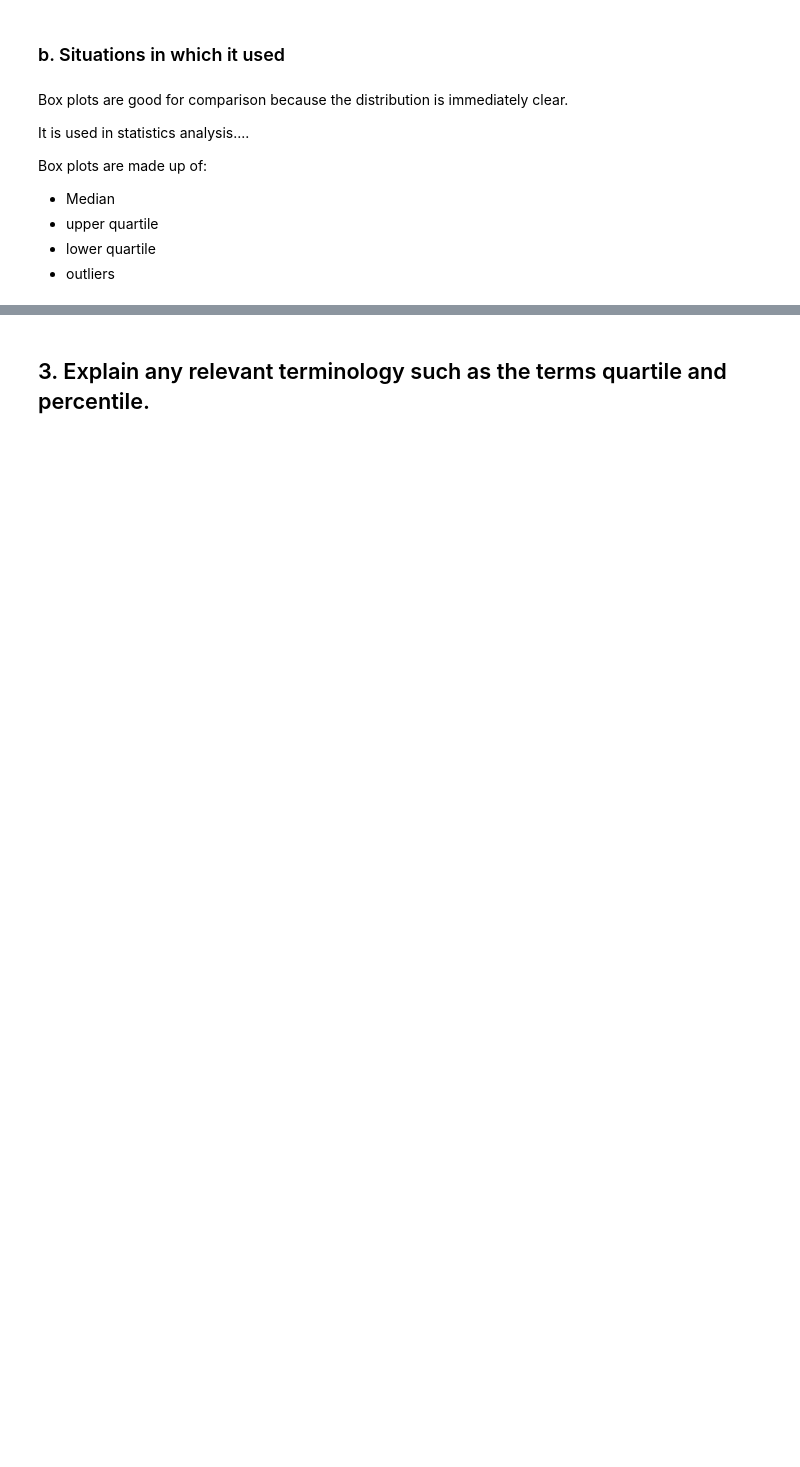
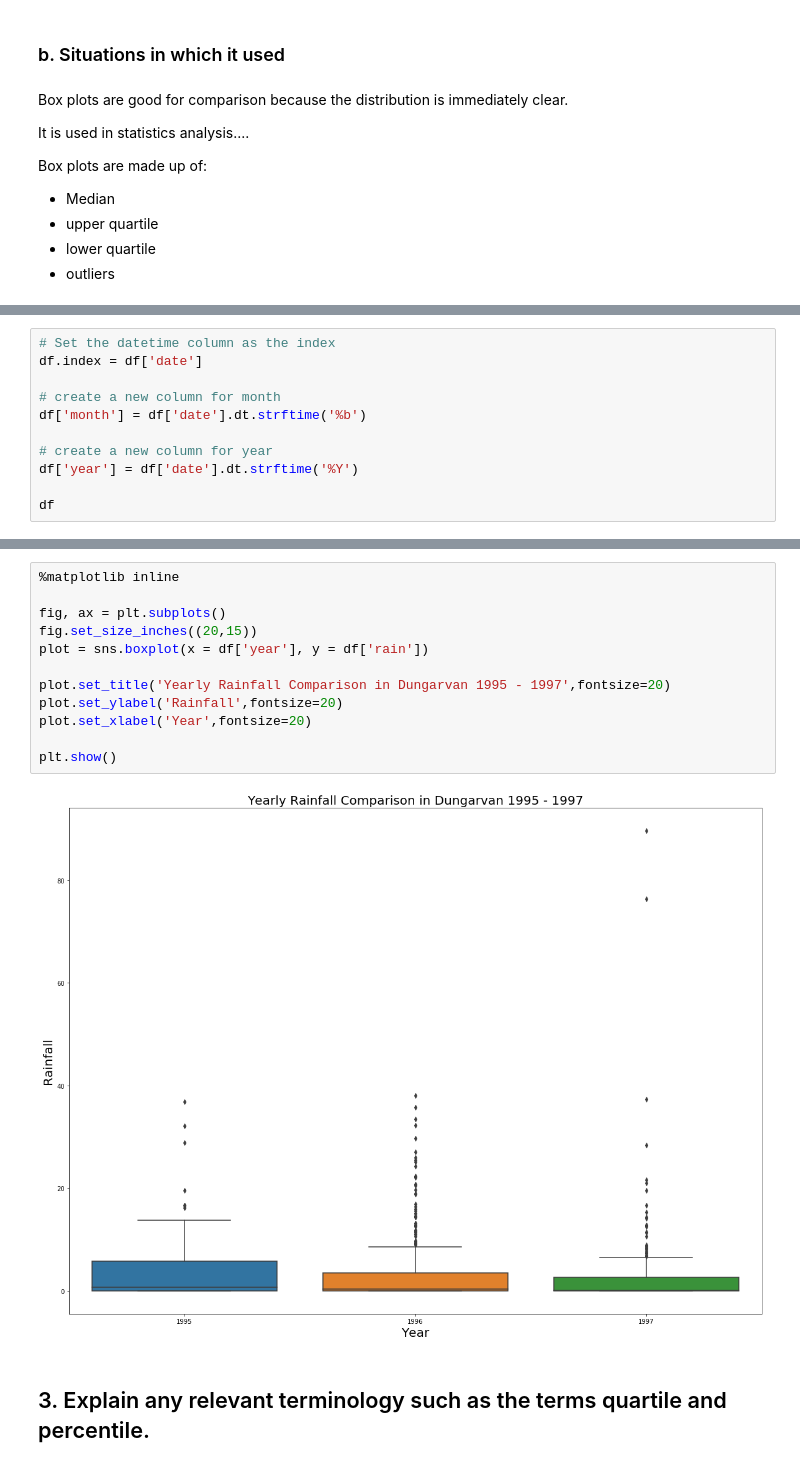
Before and after one commit to RitRa/Box-Plot-Project, a Jupyter notebook: Box Plot Project.ipynb, the cells around one changed output, grey strips where cells are left out. Saved outputs shown, nothing was run; the diff lists cells and outputs as text; blank space fills up the shorter version.

```diff
--- a/Box Plot Project.ipynb
+++ b/Box Plot Project.ipynb
@@ -125,0 +83,11 @@ newplot
+# %%
+# Set the datetime column as the index
+df.index = df['date']
+
+# create a new column for month
+df['month'] = df['date'].dt.strftime('%b')
+
+# create a new column for year
+df['year'] = df['date'].dt.strftime('%Y')
+
+df
@@ -126,3 +124,17 @@ newplot
+# %%
+%matplotlib inline
+
+fig, ax = plt.subplots()
+fig.set_size_inches((20,15))
+plot = sns.boxplot(x = df['year'], y = df['rain'])
+
+plot.set_title('Yearly Rainfall Comparison in Dungarvan 1995 - 1997',fontsize=20)
+plot.set_ylabel('Rainfall',fontsize=20)
+plot.set_xlabel('Year',fontsize=20)
+
+plt.show()
+# %% [output]
+[figure, added]
 # %% [markdown]
 ## 3. Explain any relevant terminology such as the terms quartile and percentile.
 # %% [markdown]
```
Also changed, not shown: parts of 16 cells of this notebook.
